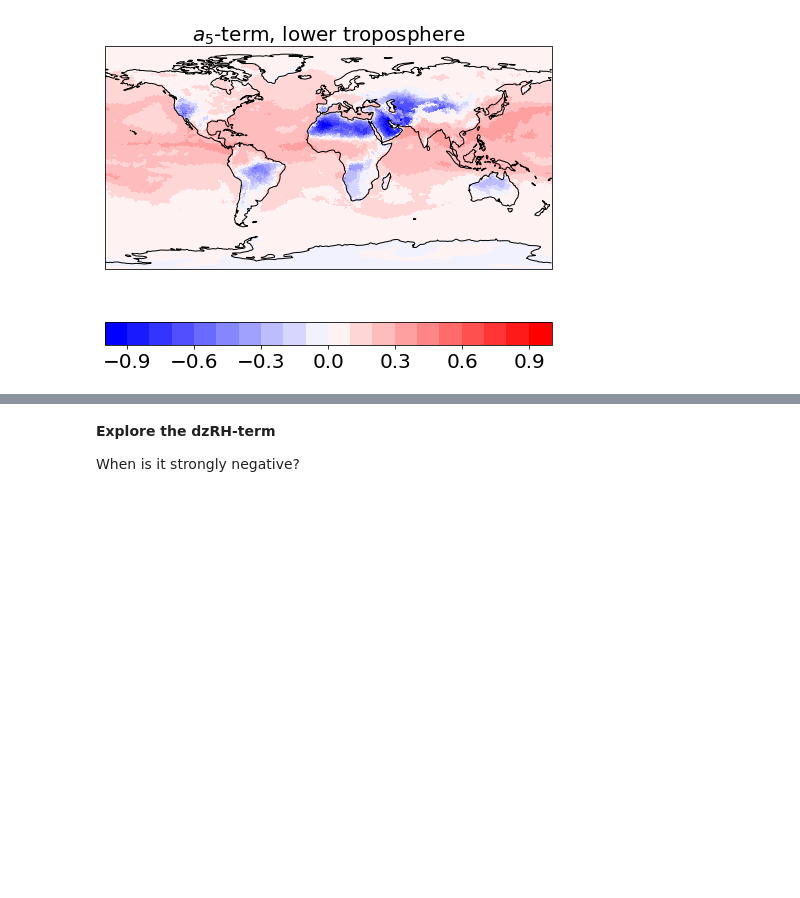
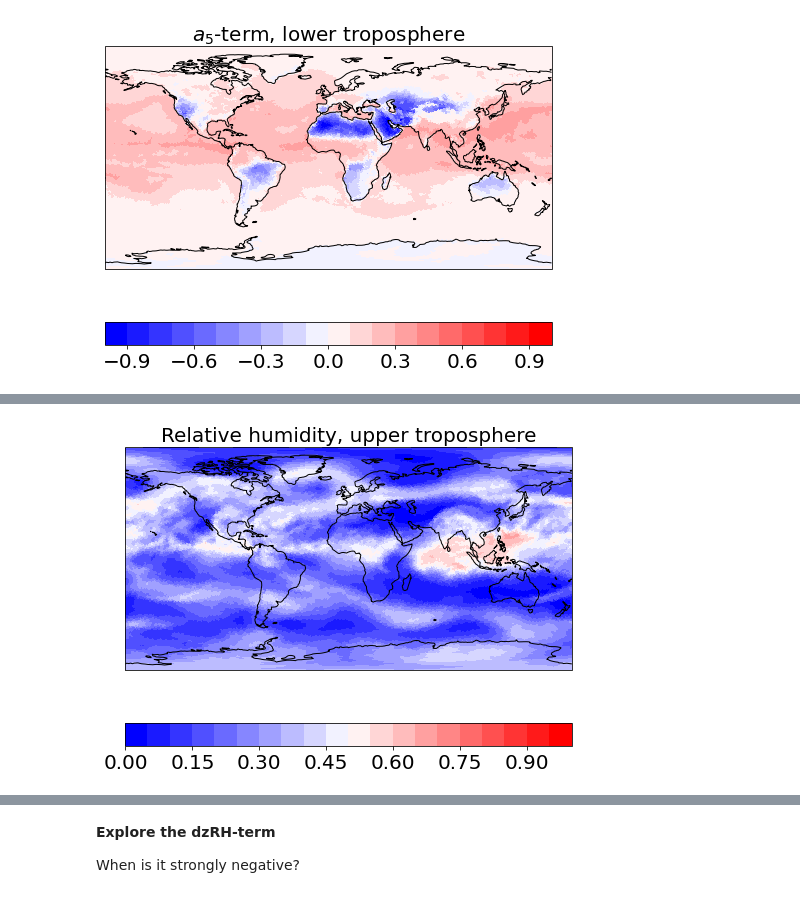
Before and after one commit to EyringMLClimateGroup/grundner23james_EquationDiscovery_CloudCover, a Jupyter notebook: appendix/plotting_I1_I2_I3_geographical.ipynb, the cells around one changed output, grey strips where cells are left out. Saved outputs shown, nothing was run; the diff lists cells and outputs as text; code cells hidden in the pictures; blank space fills up the shorter version.

```diff
--- a/appendix/plotting_I1_I2_I3_geographical.ipynb
+++ b/appendix/plotting_I1_I2_I3_geographical.ipynb
@@ -316,0 +338,6 @@ plt.savefig('a5_lv_46_20160811-0820_timmean.pdf')
+# %%
+plot = psy.plot.mapplot('~/bd1179_work/DYAMOND/hvcg_data/a5_term/rh_20160811-0820_timmean_merged.nc', name=['rh'], \
+                        height=[7], time=[0], ax=(1, 1), sort=['height'], title = r'Relative humidity, upper troposphere', titlesize=20, cticksize=20, \
+                        bounds=np.linspace(0, 1, 21), cmap=cmap)
+# %% [output]
+[figure, added]
```
Also changed, not shown: parts of 6 cells of this notebook, 1 other file.
